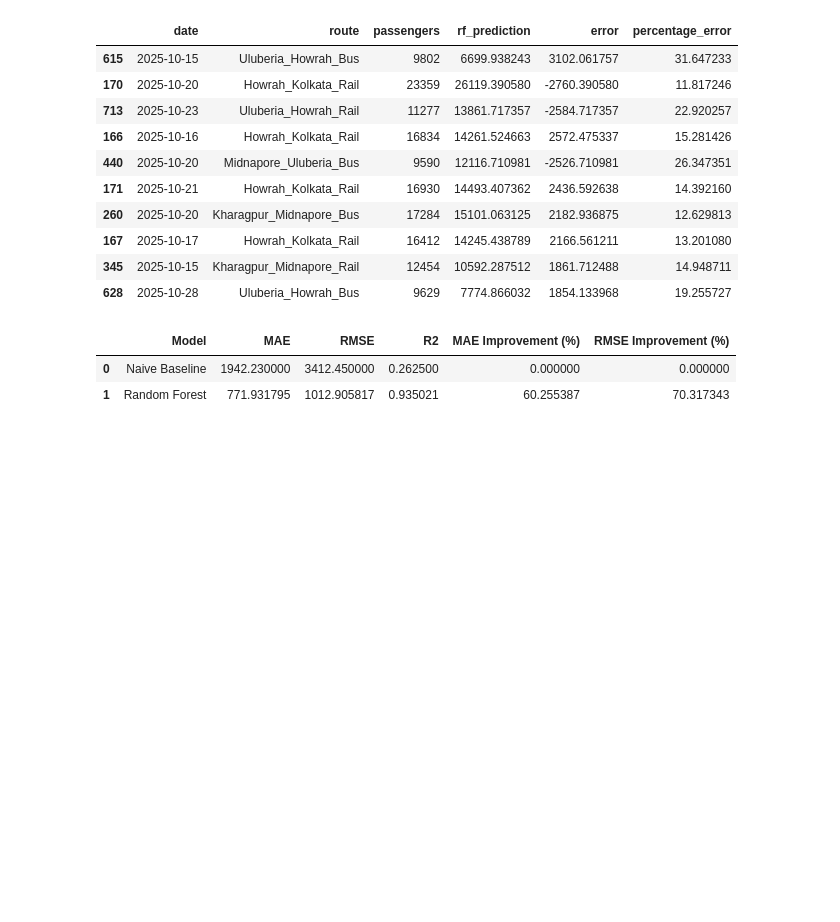
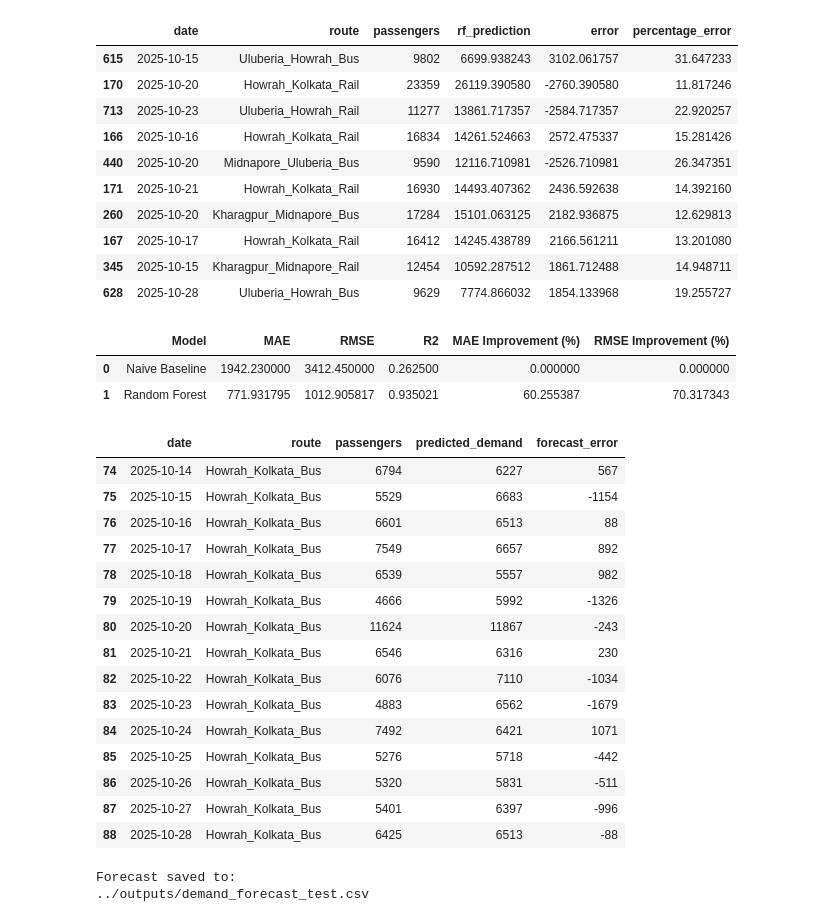
Before and after one commit to abhisarthak/public-transport-demand-planning, a Jupyter notebook: notebooks/02_demand_forecasting.ipynb, the cells around one changed output. Cells and saved outputs as stored; diff of their text form; code cells hidden in the pictures; blank space fills up the shorter version.

```diff
--- a/notebooks/02_demand_forecasting.ipynb
+++ b/notebooks/02_demand_forecasting.ipynb
@@ -525,3 +525,59 @@ comparison
 |  | Model | MAE | RMSE | R2 | MAE Improvement (%) | RMSE Improvement (%) |
 | 0 | Naive Baseline | 1942.230000 | 3412.450000 | 0.262500 | 0.000000 | 0.000000 |
 | 1 | Random Forest | 771.931795 | 1012.905817 | 0.935021 | 60.255387 | 70.317343 |
+# %%
+# ============================================
+# 7. FORECAST OUTPUT FOR DECISION MODEL
+# ============================================
+
+forecast_output = test[
+    ["date", "route", "passengers"]
+].copy()
+
+forecast_output["predicted_demand"] = y_pred_rf
+
+# Round predictions to whole passengers
+forecast_output["predicted_demand"] = (
+    forecast_output["predicted_demand"].round().astype(int)
+)
+
+# Calculate forecast error
+forecast_output["forecast_error"] = (
+    forecast_output["passengers"]
+    - forecast_output["predicted_demand"]
+)
+
+# Display forecast output
+forecast_output.head(15)
+# %% [output]
+|  | date | route | passengers | predicted_demand | forecast_error |
+| 74 | 2025-10-14 | Howrah_Kolkata_Bus | 6794 | 6227 | 567 |
+| 75 | 2025-10-15 | Howrah_Kolkata_Bus | 5529 | 6683 | -1154 |
+| 76 | 2025-10-16 | Howrah_Kolkata_Bus | 6601 | 6513 | 88 |
+| 77 | 2025-10-17 | Howrah_Kolkata_Bus | 7549 | 6657 | 892 |
+| 78 | 2025-10-18 | Howrah_Kolkata_Bus | 6539 | 5557 | 982 |
+| 79 | 2025-10-19 | Howrah_Kolkata_Bus | 4666 | 5992 | -1326 |
+| 80 | 2025-10-20 | Howrah_Kolkata_Bus | 11624 | 11867 | -243 |
+| 81 | 2025-10-21 | Howrah_Kolkata_Bus | 6546 | 6316 | 230 |
+| 82 | 2025-10-22 | Howrah_Kolkata_Bus | 6076 | 7110 | -1034 |
+| 83 | 2025-10-23 | Howrah_Kolkata_Bus | 4883 | 6562 | -1679 |
+| 84 | 2025-10-24 | Howrah_Kolkata_Bus | 7492 | 6421 | 1071 |
+| 85 | 2025-10-25 | Howrah_Kolkata_Bus | 5276 | 5718 | -442 |
+| 86 | 2025-10-26 | Howrah_Kolkata_Bus | 5320 | 5831 | -511 |
+| 87 | 2025-10-27 | Howrah_Kolkata_Bus | 5401 | 6397 | -996 |
+| 88 | 2025-10-28 | Howrah_Kolkata_Bus | 6425 | 6513 | -88 |
+# %%
+# Save forecast output for the optimization stage
+
+output_path = "../outputs/demand_forecast_test.csv"
+
+forecast_output.to_csv(
+    output_path,
+    index=False
+)
+
+print("Forecast saved to:")
+print(output_path)
+# %% [output]
+Forecast saved to:
+../outputs/demand_forecast_test.csv
```
Also changed, not shown: parts of 5 cells of this notebook.
